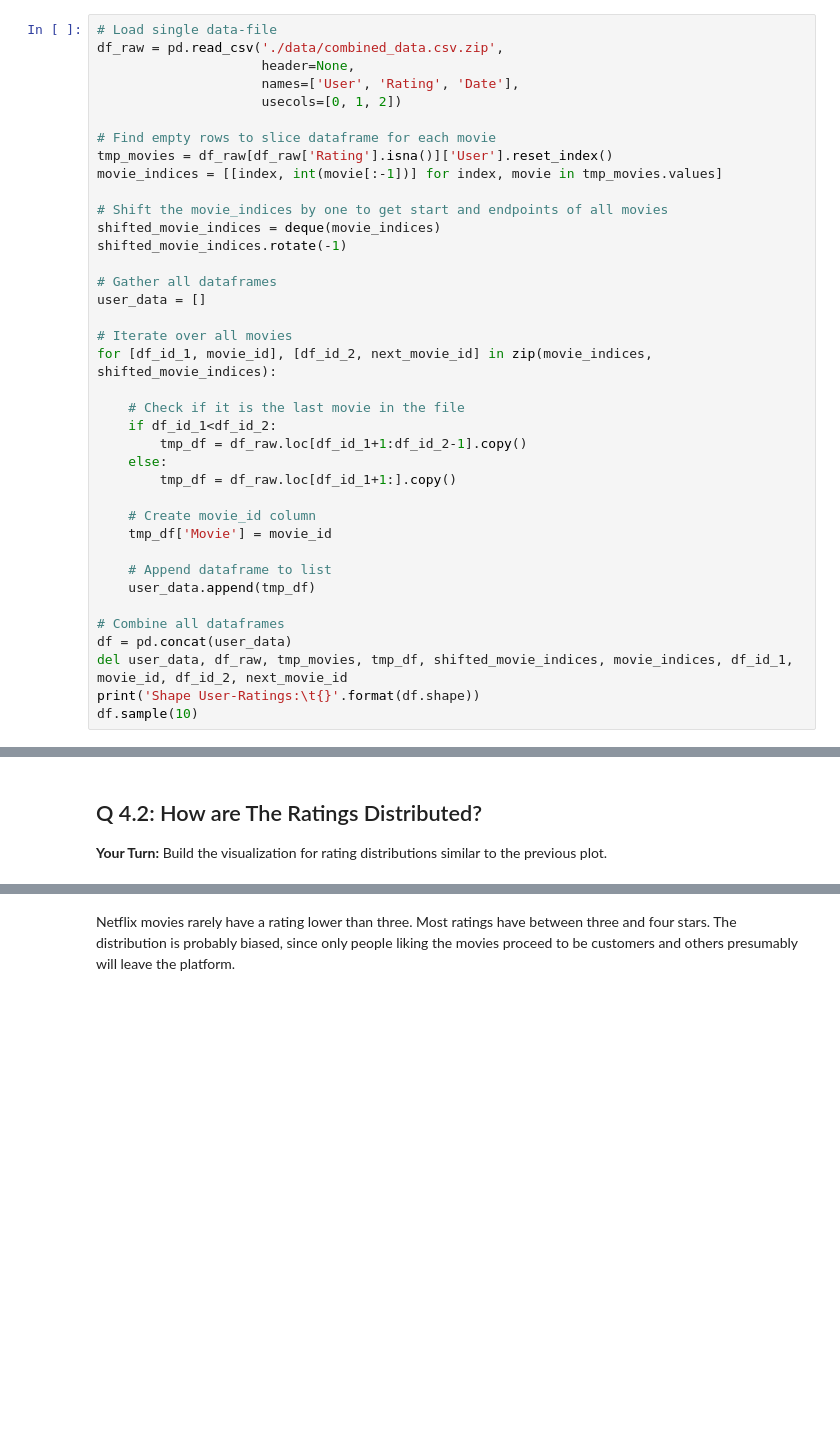
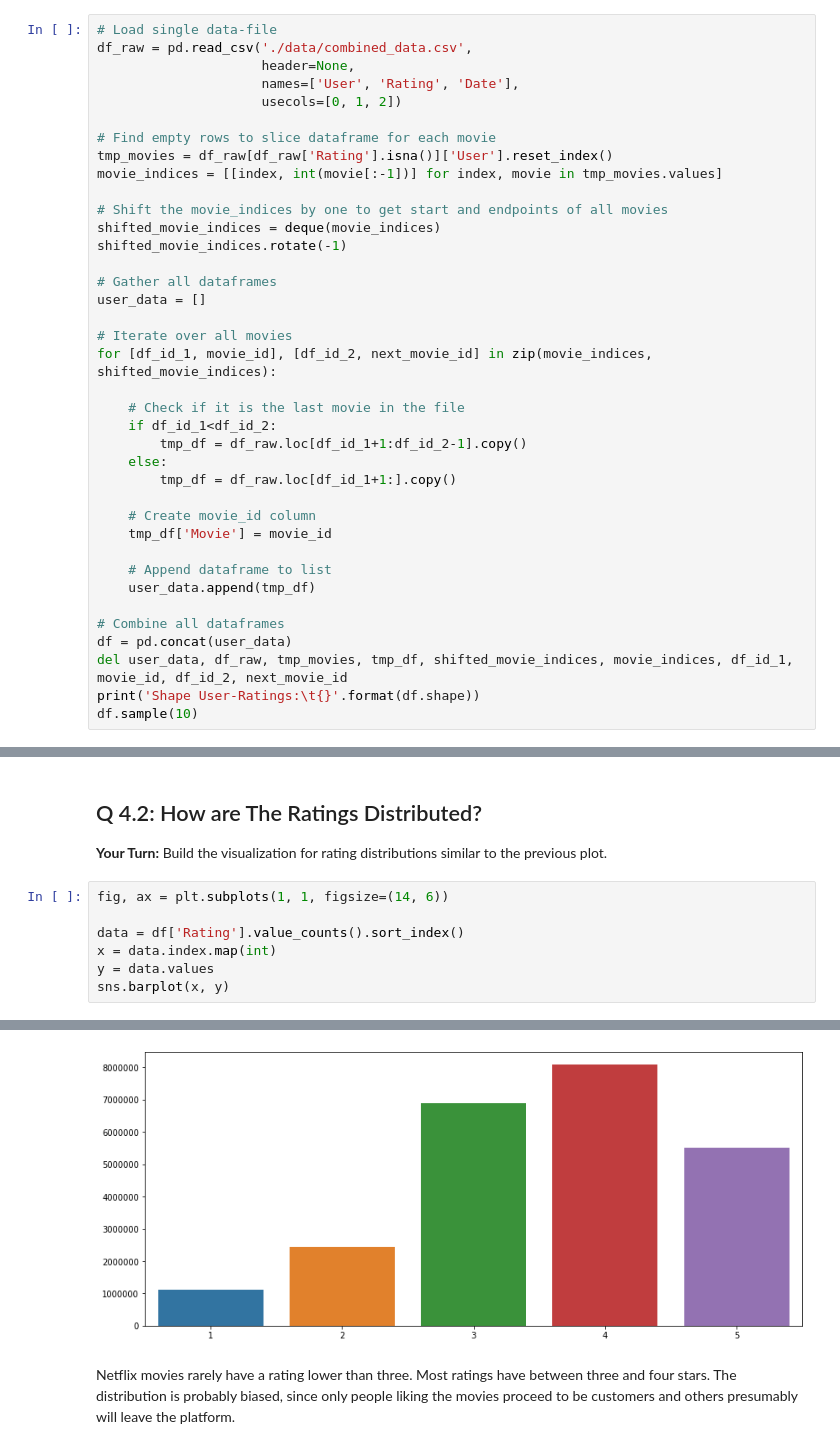
Before and after one commit to nivedaanand/springboard-curriculum, a Jupyter notebook: Mini_Project_Recommendation_Systems.ipynb, the cells around one changed output, grey strips where cells are left out. Cells and saved outputs as stored; diff of their text form; blank space fills up the shorter version.

```diff
--- a/Mini_Project_Recommendation_Systems.ipynb
+++ b/Mini_Project_Recommendation_Systems.ipynb
@@ -163,6 +150,6 @@ operable program or batch file.
 # %%
 # Load single data-file
-df_raw = pd.read_csv('./data/combined_data.csv.zip',
+df_raw = pd.read_csv('./data/combined_data.csv',
                      header=None,
                      names=['User', 'Rating', 'Date'],
                      usecols=[0, 1, 2])
@@ -226,3 +226,11 @@ The decline for the rightmost point is probably caused by an incomplete last yea
 ## Q 4.2: How are The Ratings Distributed?
 
 __Your Turn:__ Build the visualization for rating distributions similar to the previous plot.
+# %%
+fig, ax = plt.subplots(1, 1, figsize=(14, 6))
+
+data = df['Rating'].value_counts().sort_index()
+x = data.index.map(int)
+y = data.values
+sns.barplot(x, y)
+# %% [output]
@@ -229,3 +238,4 @@ __Your Turn:__ Build the visualization for rating distributions similar to the p
+[figure, added]
 # %% [markdown]
 Netflix movies rarely have a rating lower than three. Most ratings have between three and four stars.
 The distribution is probably biased, since only people liking the movies proceed to be customers and others presumably will leave the platform.
```
Also changed, not shown: parts of 54 cells of this notebook.
